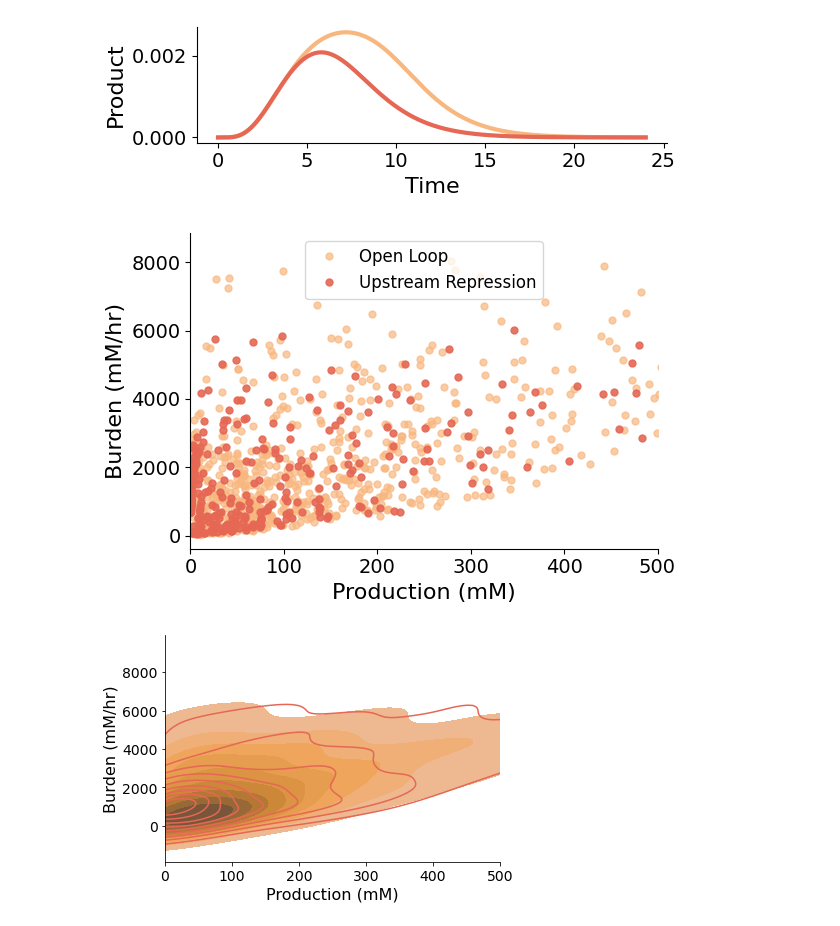
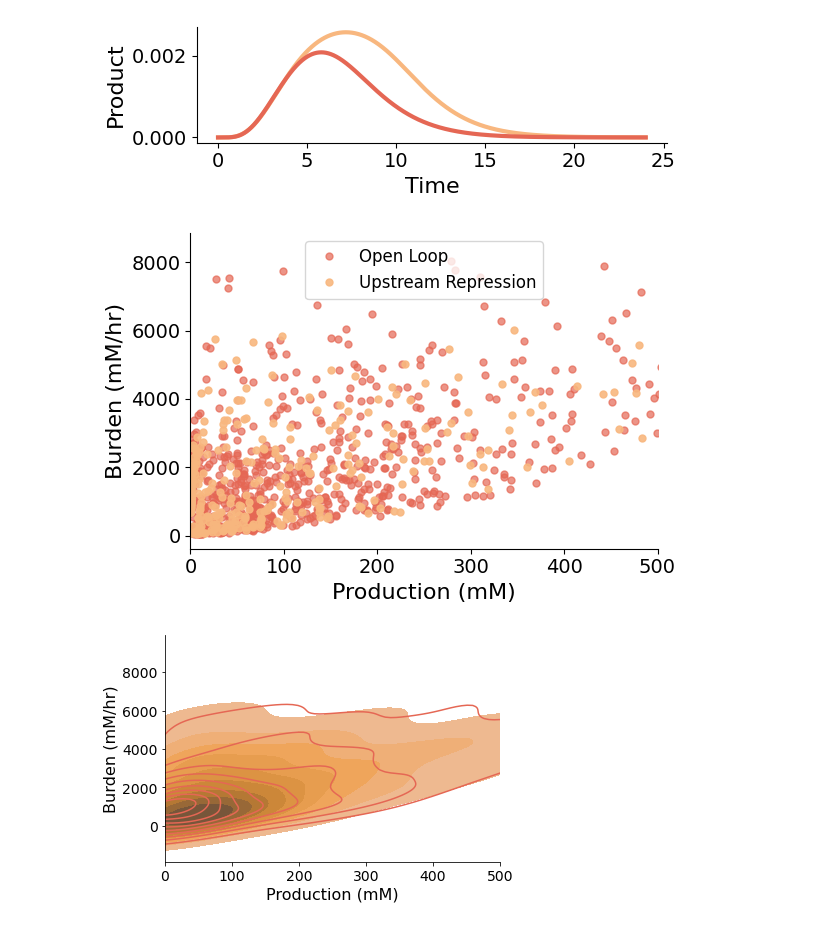
Before and after one commit to cjmerzbacher/joint-simulator, a Jupyter notebook: beta_carotene/bcar_viz.ipynb, the cells around one changed output. Cells and saved outputs as stored; diff of their text form; code cells hidden in the pictures.

```diff
--- a/beta_carotene/bcar_viz.ipynb
+++ b/beta_carotene/bcar_viz.ipynb
@@ -486,30 +486,30 @@ fig.savefig('../figs/bcar_product_curve.png', dpi=500)
 # %%
 ###FIGURE: Burden vs. production
 palette = cmaps.matter.discrete(14).colors
 
 linewidth = 3
 axislabelsize=16
 axistickssize=14
 legendsize=12
 titlesize = 16
 
 fig = plt.figure(figsize=(6,4))
 ax = fig.add_subplot()
 ax.set_xlabel('Production (mM)', fontsize=axislabelsize)
 ax.set_ylabel('Burden (mM/hr)', fontsize=axislabelsize)
 ax.tick_params(axis='y', labelsize=axistickssize)
 ax.tick_params(axis='x', labelsize=axistickssize)
 for axis in ['top','right']:
     ax.spines[axis].set_linewidth(0)
 ax.set_xlim([0, 500])
-ax.plot(sum_nc.bcar_tot, sum_nc.burden, '.', c=palette[2], ms=10, alpha=0.7, label='Open Loop')
+ax.plot(sum_nc.bcar_tot, sum_nc.burden, '.', c=palette[5], ms=10, alpha=0.7, label='Open Loop')
 #ax.plot(sum_ur_feas.bcar_tot, sum_ur_feas.burden, '.', c='black', ms=10, alpha=0.5)
-ax.plot(sum_op.bcar_tot, sum_op.burden, '.', c=palette[5], ms=10, alpha=0.9, label='Upstream Repression')
+ax.plot(sum_op.bcar_tot, sum_op.burden, '.', c=palette[2], ms=10, alpha=0.9, label='Upstream Repression')
 ax.legend(fontsize=legendsize)
 fig.tight_layout()
 fig.savefig('../figs/bcar_burden_scatter.png', dpi=500)
 # %% [output]
-[figure, old version]
+[figure, new version]
 # %%
 ###KDE plot of scatter
 
```
Also changed, not shown: parts of 5 cells of this notebook, 5 other files.
